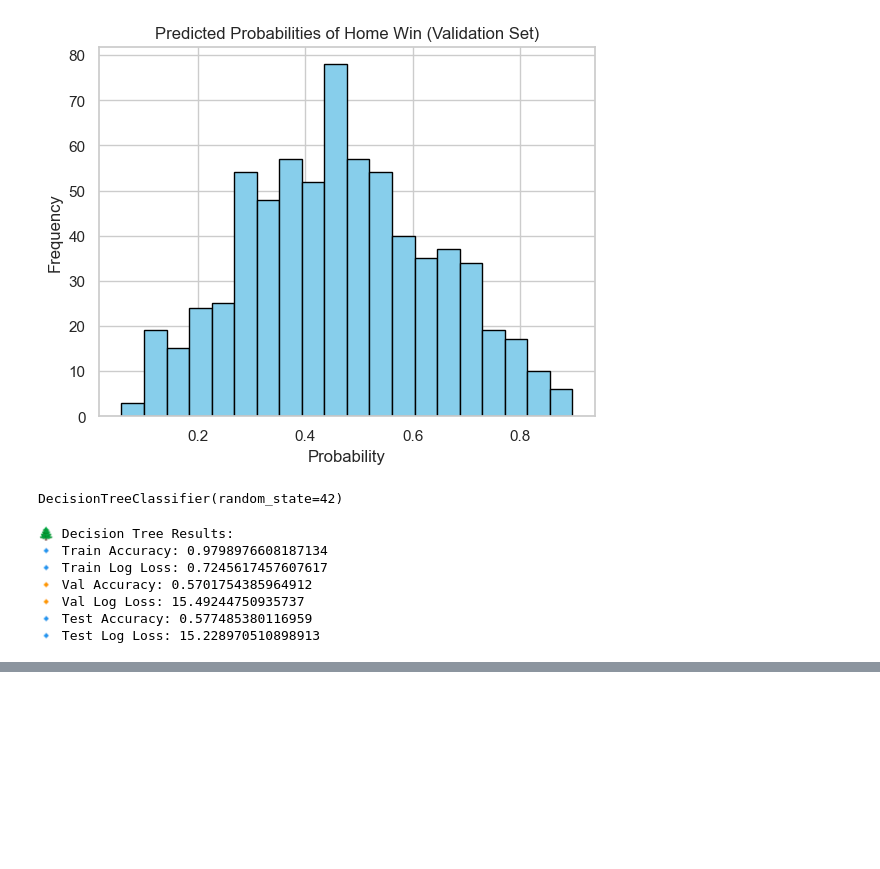
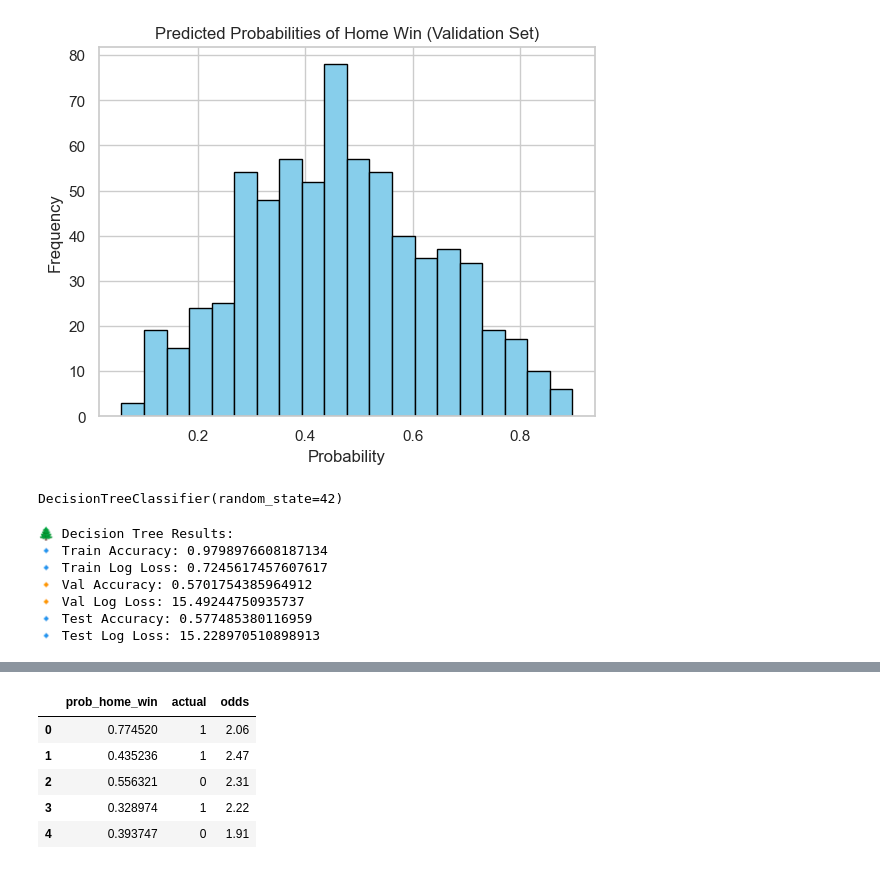
Before and after one commit to sahildayal/PremierLeagueMLProject, a Jupyter notebook: main.ipynb, the cells around one changed output, grey strips where cells are left out. Cells and saved outputs as stored; diff of their text form; code cells hidden in the pictures; blank space fills up the shorter version.

```diff
--- a/main.ipynb
+++ b/main.ipynb
@@ -340,0 +380,12 @@ print("🔹 Test Log Loss:", loss_test_dt)
+# %%
+for c in [1.0, 0.1, 0.01]:
+    print(f"\n🔁 Logistic Regression with C={c}")
+    logreg = LogisticRegression(C=c, max_iter=1000)
+    logreg.fit(X_train, y_train)
+
+    y_pred_val = logreg.predict(X_val)
+    val_acc = accuracy_score(y_val, y_pred_val)
+    val_loss = log_loss(y_val, y_pred_val)
+
+    print("Validation Accuracy:", val_acc)
+    print("Validation Log Loss:", val_loss)
@@ -340,0 +404,24 @@ print("🔹 Test Log Loss:", loss_test_dt)
+# %%
+#getting predicted probability of home win from the tuned model (C=0.1)
+logreg = LogisticRegression(C=0.1, max_iter=1000)
+logreg.fit(X_train, y_train)
+y_proba_val = logreg.predict_proba(X_val)[:, 1]
+
+#betting DataFrame
+betting_df = pd.DataFrame({
+    'prob_home_win': y_proba_val,
+    'actual': y_val.reset_index(drop=True)
+})
+
+#stimulating dummy bookmaker odds for home win (1.8 to 2.5 randomly)
+np.random.seed(42)
+betting_df['odds'] = np.round(np.random.uniform(1.8, 2.5, len(betting_df)), 2)
+
+betting_df.head()
+# %% [output]
+|  | prob_home_win | actual | odds |
+| 0 | 0.774520 | 1 | 2.06 |
+| 1 | 0.435236 | 1 | 2.47 |
+| 2 | 0.556321 | 0 | 2.31 |
+| 3 | 0.328974 | 1 | 2.22 |
+| 4 | 0.393747 | 0 | 1.91 |
```
Also changed, not shown: parts of 4 cells of this notebook.
